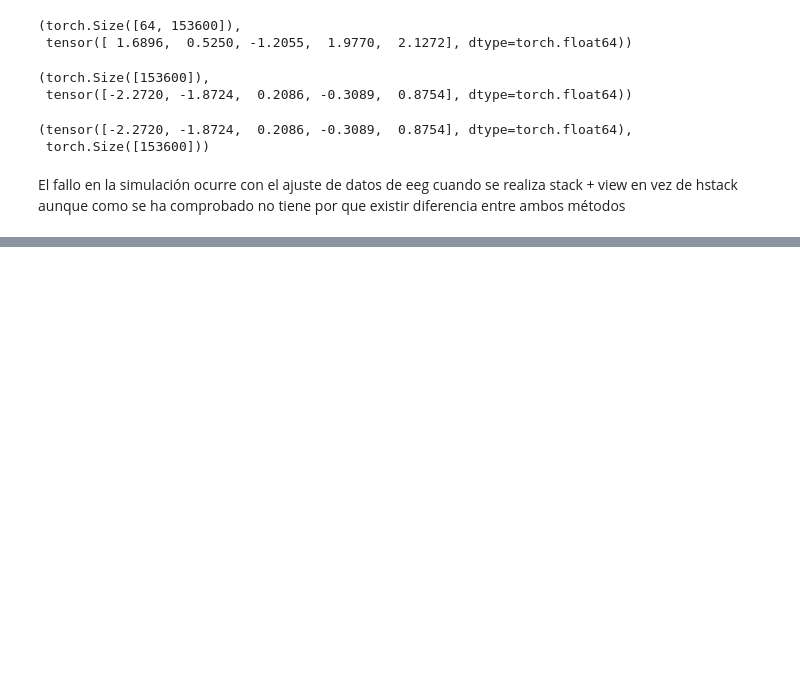
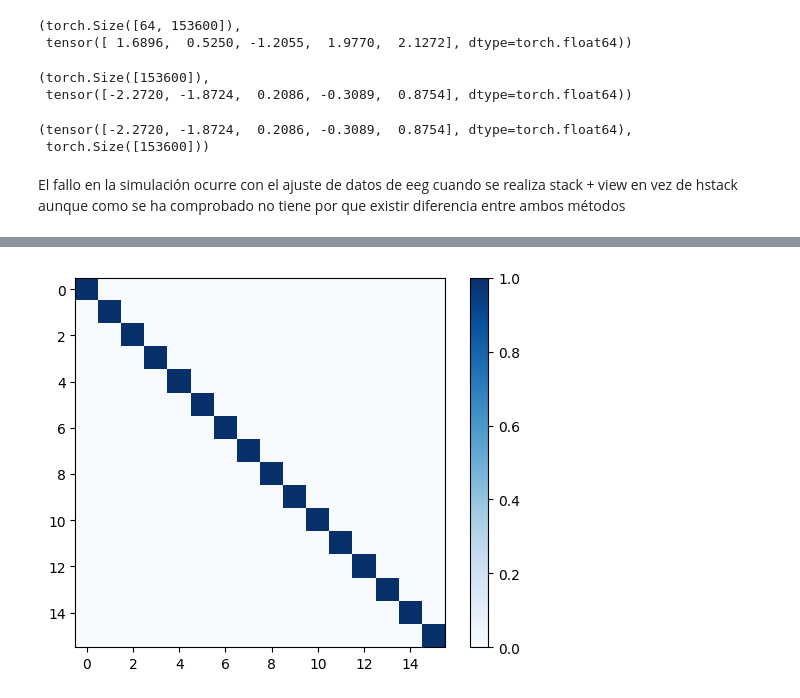
Before and after one commit to garcesote/deepAAD_project, a Jupyter notebook: notebooks/play.ipynb, the cells around one changed output, grey strips where cells are left out. Cells and saved outputs as stored; diff of their text form; code cells hidden in the pictures; blank space fills up the shorter version.

```diff
--- a/notebooks/play.ipynb
+++ b/notebooks/play.ipynb
@@ -558,0 +841,4 @@ El fallo en la simulación ocurre con el ajuste de datos de eeg cuando se realiz
+# %%
+# Diagonal + alpha como en skl con cholesky
+A = np.zeros((16, 16))
+A.flat[::16+1] += 1
@@ -558,0 +847,6 @@ El fallo en la simulación ocurre con el ajuste de datos de eeg cuando se realiz
+# %%
+plt.imshow(A, cmap='Blues')
+plt.colorbar()
+plt.show()
+# %% [output]
+[figure, added]
```
Also changed, not shown: parts of 57 cells of this notebook, 13 other files.
